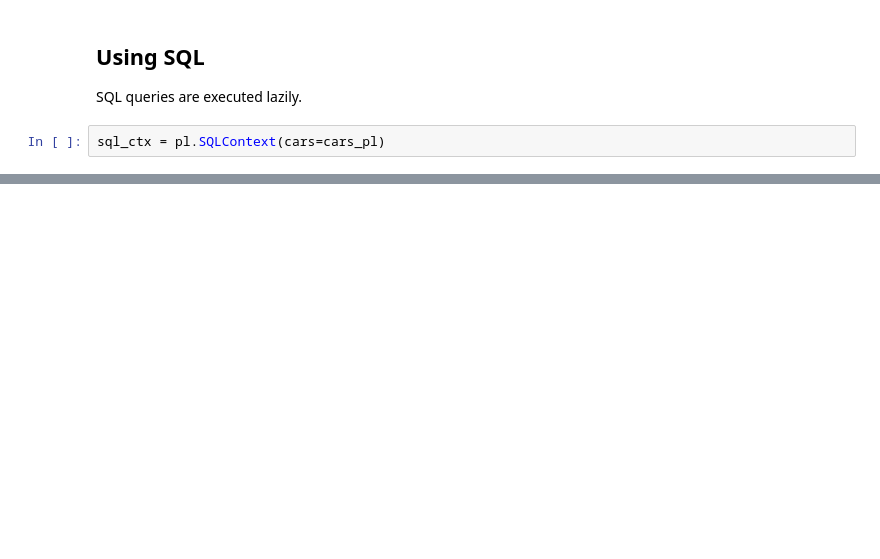
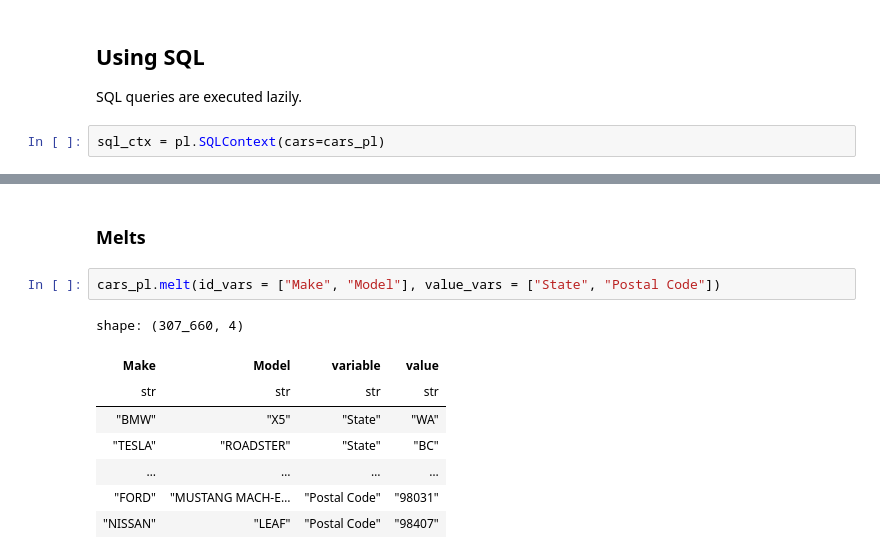
Before and after one commit to Gauss-PWr/data-manipulation-tutorials, a Jupyter notebook: polars.ipynb, the cells around one changed output, grey strips where cells are left out. Drawn from its saved outputs; the diff is of its cells as text; blank space fills up the shorter version.

```diff
--- a/polars.ipynb
+++ b/polars.ipynb
@@ -299,0 +372,13 @@ shape: (3, 17)
+# %% [markdown]
+### Melts
+# %%
+cars_pl.melt(id_vars = ["Make", "Model"], value_vars = ["State", "Postal Code"])
+# %% [output]
+shape: (307_660, 4)
+| Make | Model | variable | value |
+| str | str | str | str |
+| "BMW" | "X5" | "State" | "WA" |
+| "TESLA" | "ROADSTER" | "State" | "BC" |
+| … | … | … | … |
+| "FORD" | "MUSTANG MACH-E… | "Postal Code" | "98031" |
+| "NISSAN" | "LEAF" | "Postal Code" | "98407" |
```
Also changed, not shown: parts of 18 cells of this notebook.
